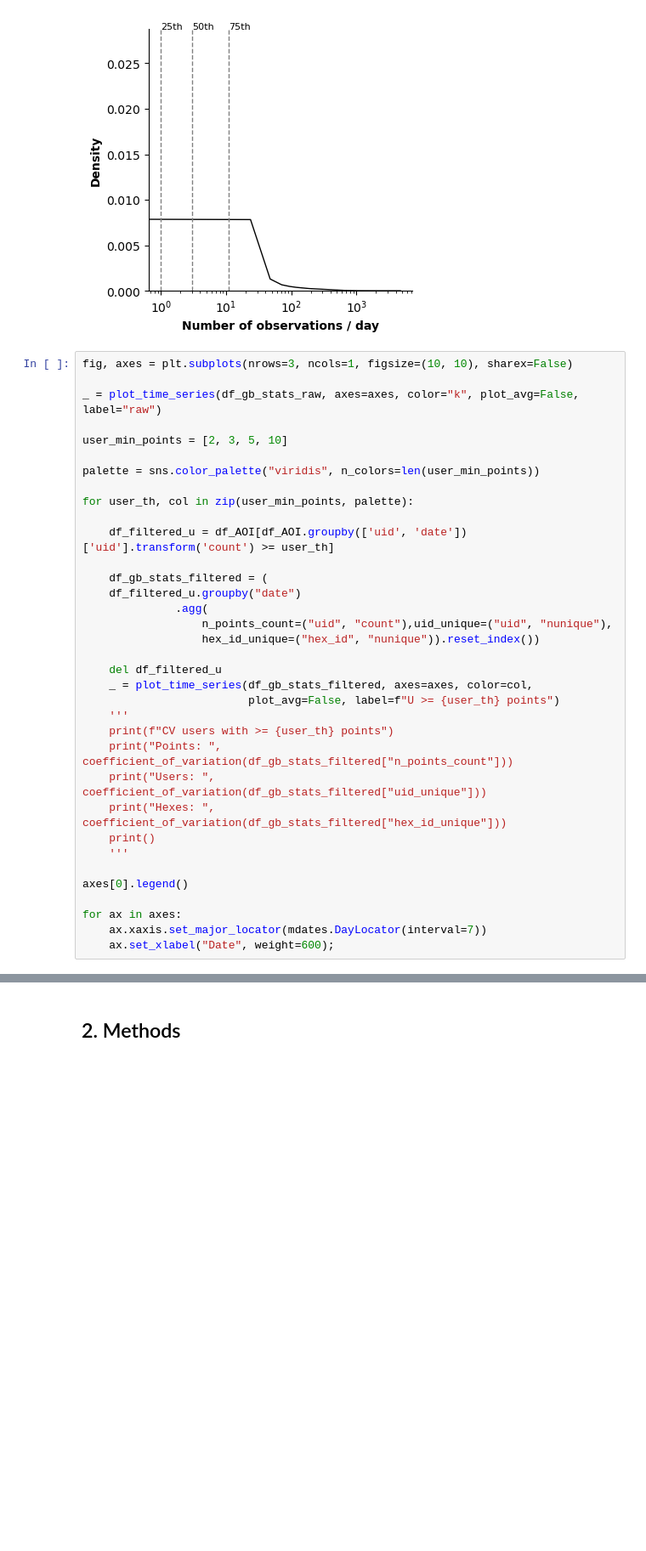
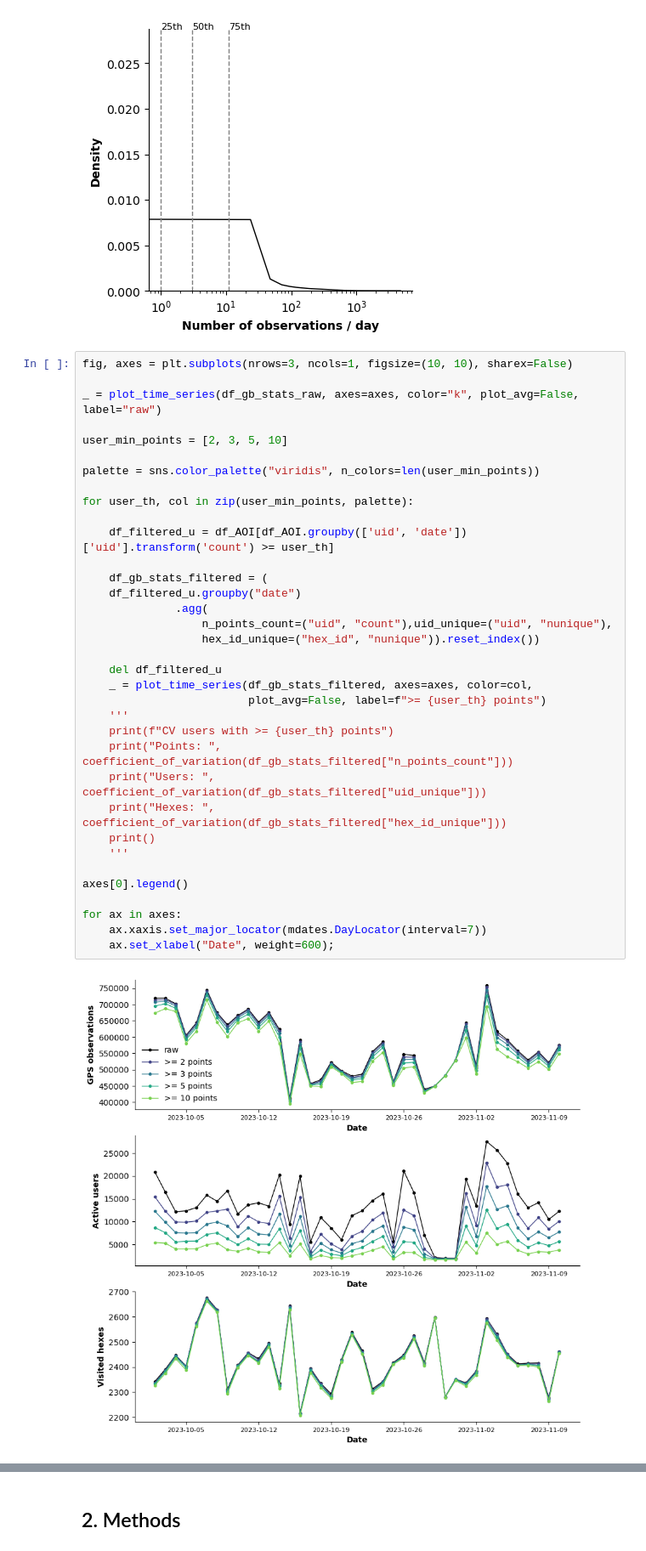
Before and after one commit to worldbank/eca-resilience, a Jupyter notebook: notebooks/Republic_day_report.ipynb, the cells around one changed output, grey strips where cells are left out. Shown at 85% size. Cells and saved outputs as stored; diff of their text form; blank space fills up the shorter version.

```diff
--- a/notebooks/Republic_day_report.ipynb
+++ b/notebooks/Republic_day_report.ipynb
@@ -508,31 +512,33 @@ _ = plot_time_series(df_gb_stats_raw, axes=axes, color="k", plot_avg=False, labe
 
 user_min_points = [2, 3, 5, 10]
 
 palette = sns.color_palette("viridis", n_colors=len(user_min_points))
 
 for user_th, col in zip(user_min_points, palette):
 
     df_filtered_u = df_AOI[df_AOI.groupby(['uid', 'date'])['uid'].transform('count') >= user_th]
 
     df_gb_stats_filtered = (
     df_filtered_u.groupby("date")
               .agg(
                   n_points_count=("uid", "count"),uid_unique=("uid", "nunique"),
                   hex_id_unique=("hex_id", "nunique")).reset_index())
 
     del df_filtered_u
     _ = plot_time_series(df_gb_stats_filtered, axes=axes, color=col,
-                         plot_avg=False, label=f"U >= {user_th} points")
+                         plot_avg=False, label=f">= {user_th} points")
     '''
     print(f"CV users with >= {user_th} points")
     print("Points: ", coefficient_of_variation(df_gb_stats_filtered["n_points_count"]))
     print("Users: ", coefficient_of_variation(df_gb_stats_filtered["uid_unique"]))
     print("Hexes: ", coefficient_of_variation(df_gb_stats_filtered["hex_id_unique"]))
     print()
     '''
 
 axes[0].legend()
 
 for ax in axes:
     ax.xaxis.set_major_locator(mdates.DayLocator(interval=7))
     ax.set_xlabel("Date", weight=600);
+# %% [output]
+[figure, added]
```
Also changed, not shown: parts of 23 cells of this notebook.
